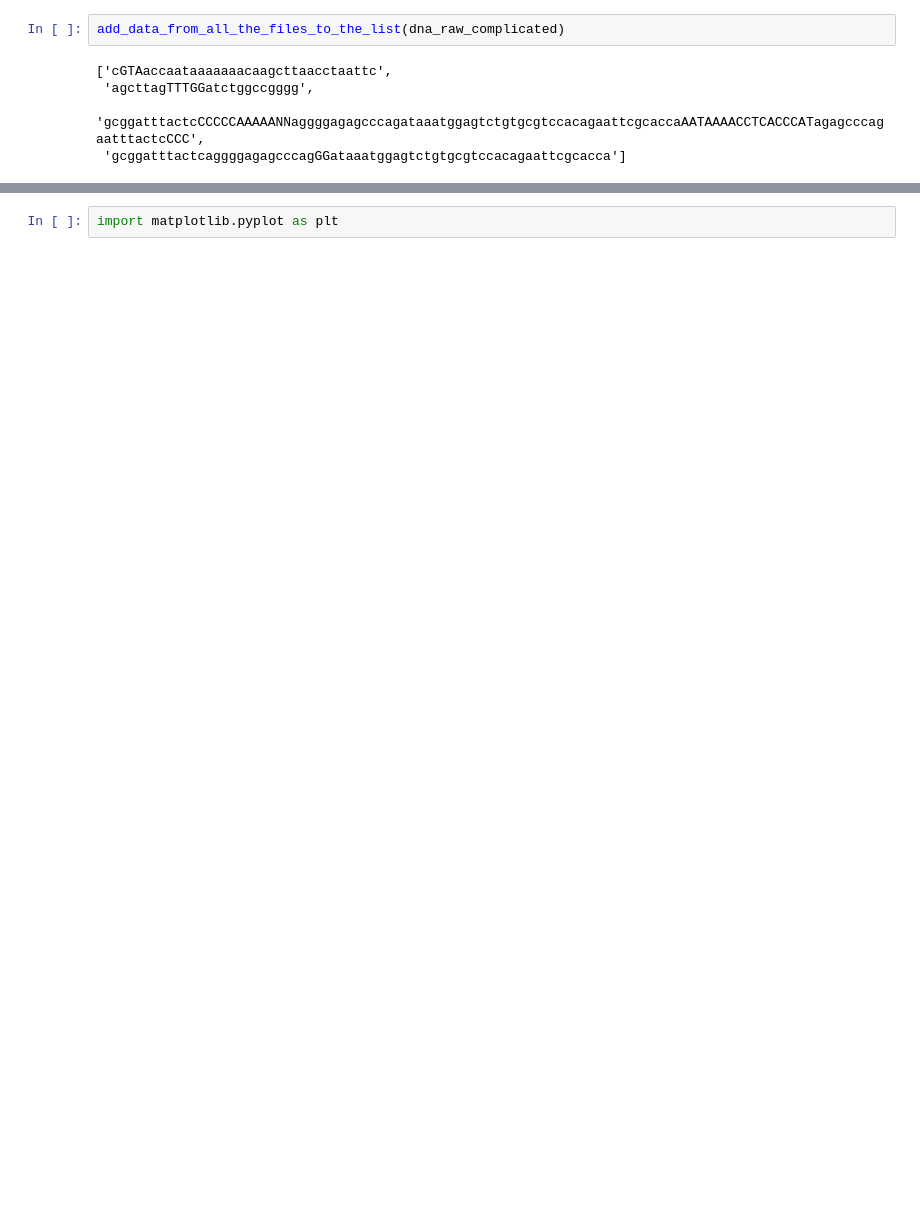
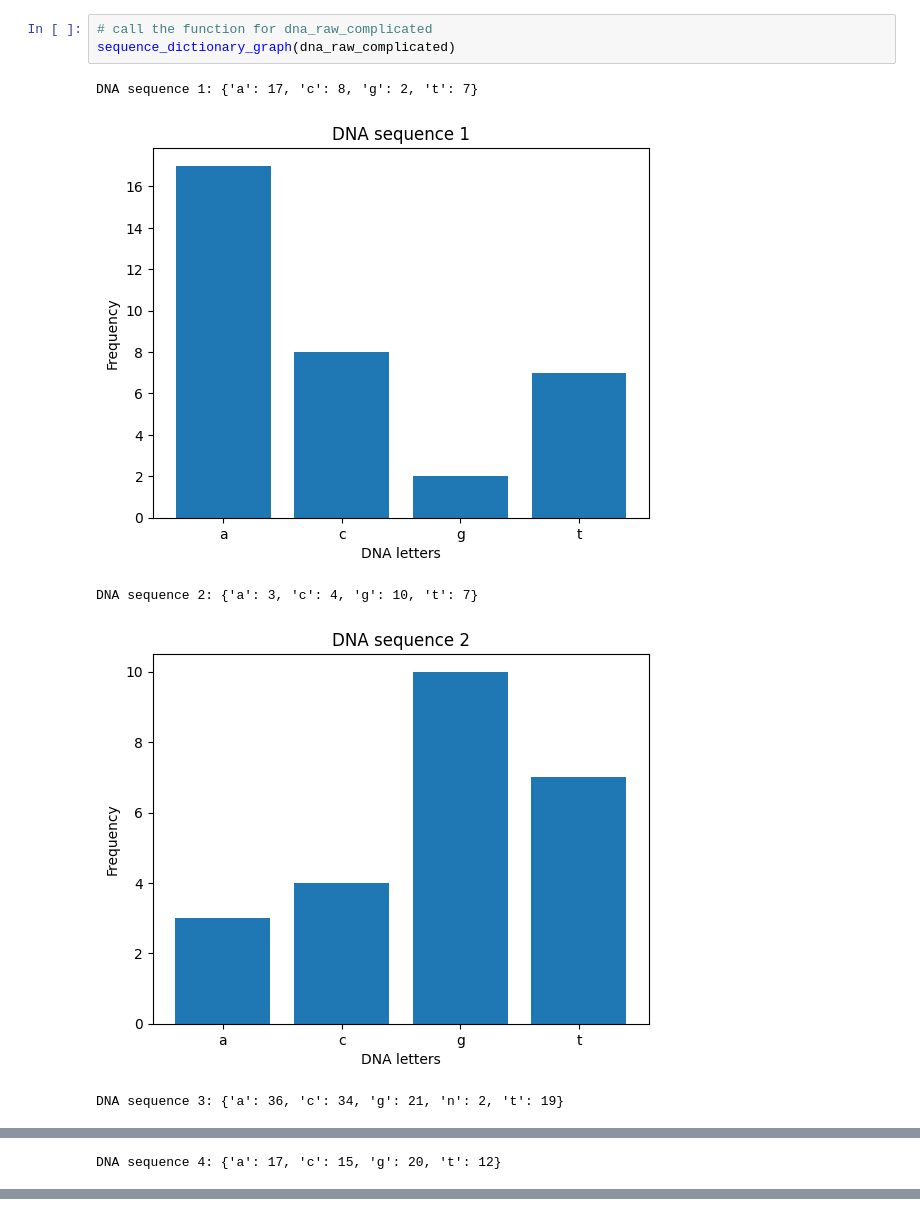
Before and after one commit to VeraOlander/Lab1, a Jupyter notebook: lab1_complete.ipynb, the cells around one changed output, grey strips where cells are left out. Saved outputs shown, nothing was run; the diff lists cells and outputs as text; blank space fills up the shorter version.

```diff
--- a/lab1_complete.ipynb
+++ b/lab1_complete.ipynb
@@ -57,7 +92,9 @@ add_data_from_all_the_files_to_the_list(dna_raw)
 # %%
-add_data_from_all_the_files_to_the_list(dna_raw_complicated)
+# call the function for dna_raw_complicated
+sequence_dictionary_graph(dna_raw_complicated)
 # %% [output]
-['cGTAaccaataaaaaaacaagcttaacctaattc',
- 'agcttagTTTGGatctggccgggg',
- 'gcggatttactcCCCCCAAAAANNaggggagagcccagataaatggagtctgtgcgtccacagaattcgcaccaAATAAAACCTCACCCATagagcccagaatttactcCCC',
- 'gcggatttactcaggggagagcccagGGataaatggagtctgtgcgtccacagaattcgcacca']
+DNA sequence 1: {'a': 17, 'c': 8, 'g': 2, 't': 7}
+[figure, added]
+DNA sequence 2: {'a': 3, 'c': 4, 'g': 10, 't': 7}
+[figure, added]
+DNA sequence 3: {'a': 36, 'c': 34, 'g': 21, 'n': 2, 't': 19}
@@ -63,0 +102 @@ add_data_from_all_the_files_to_the_list(dna_raw_complicated)
+DNA sequence 4: {'a': 17, 'c': 15, 'g': 20, 't': 12}
@@ -64,2 +103,0 @@ add_data_from_all_the_files_to_the_list(dna_raw_complicated)
-# %%
-import matplotlib.pyplot as plt
```
Also changed, not shown: parts of 6 cells of this notebook, 2 other files.
